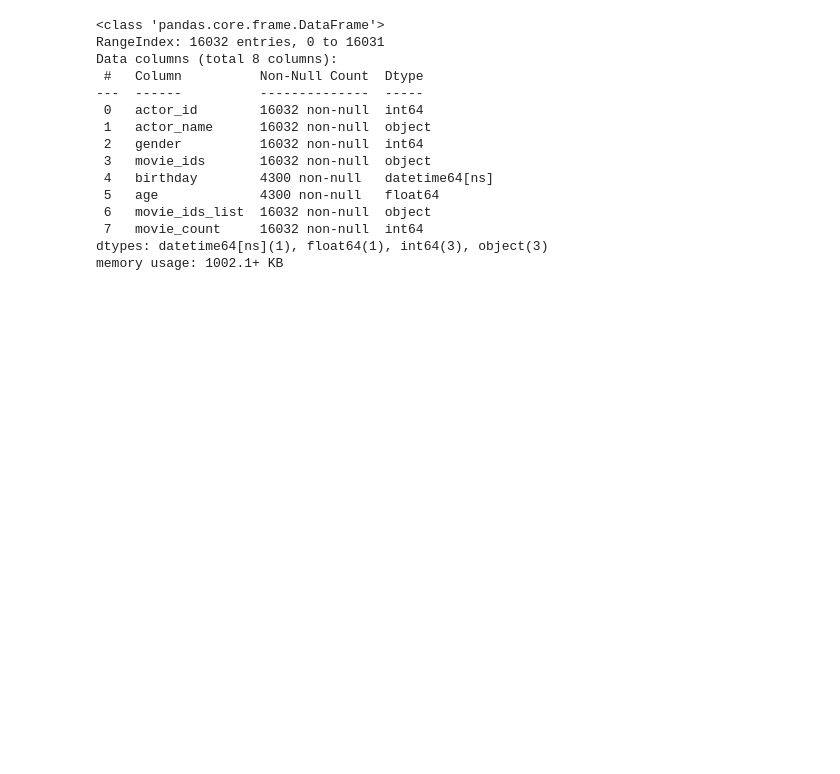
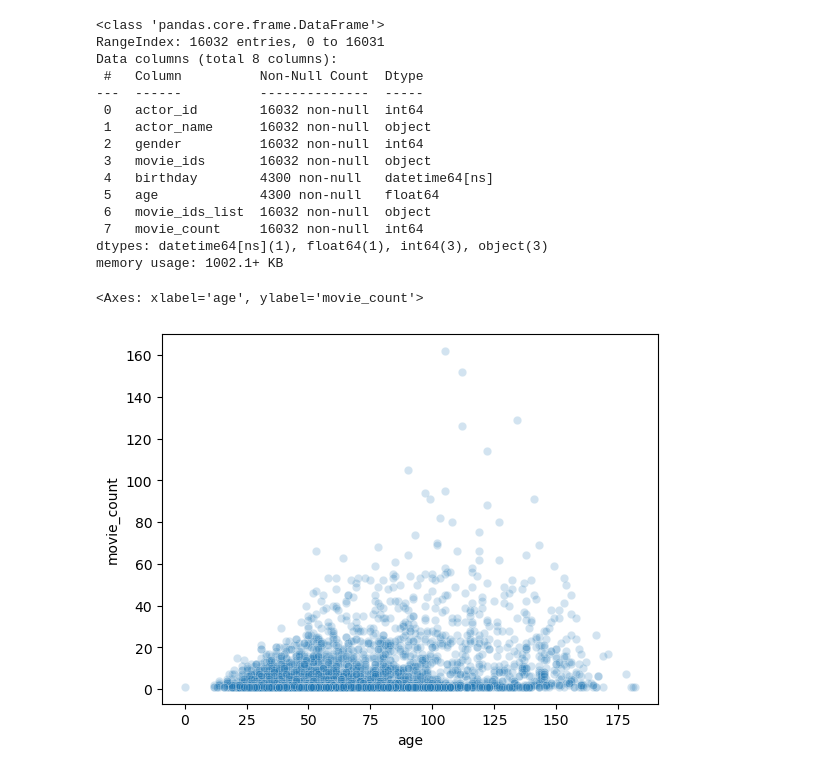
Before and after one commit to pbollhorn/bi-group-5-and-9, a Jupyter notebook: linear_regression.ipynb, the cells around one changed output. Cells and saved outputs as stored; diff of their text form; code cells hidden in the pictures; blank space fills up the shorter version.

Commit message:
scatterplot of age and movie_count

```diff
--- a/linear_regression.ipynb
+++ b/linear_regression.ipynb
@@ -121,3 +122,8 @@ Data columns (total 8 columns):
  7   movie_count     16032 non-null  int64
 dtypes: datetime64[ns](1), float64(1), int64(3), object(3)
 memory usage: 1002.1+ KB
+# %%
+sns.scatterplot(data=danish_actors, x='age', y='movie_count', alpha=0.2)
+# %% [output]
+<Axes: xlabel='age', ylabel='movie_count'>
+[figure, added]
```
Also changed, not shown: parts of 1 cell of this notebook.
